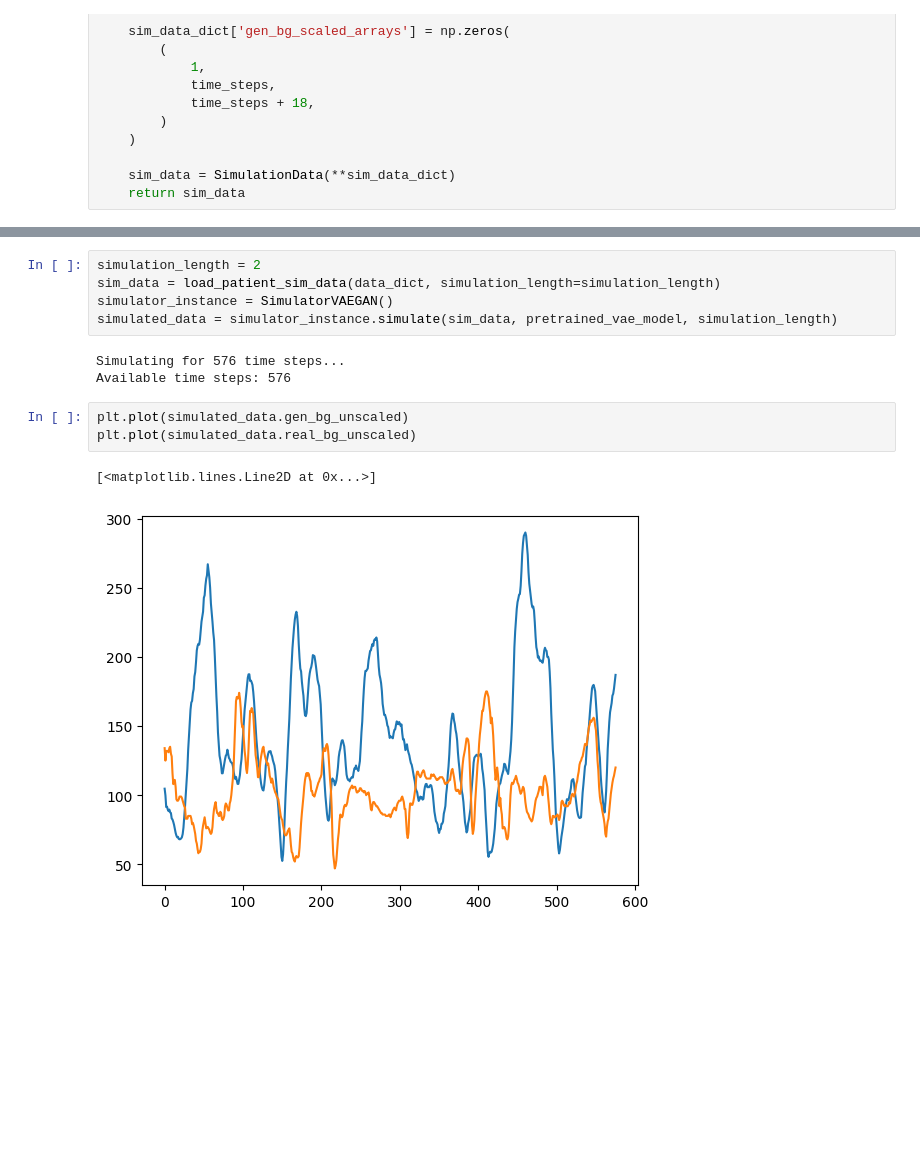
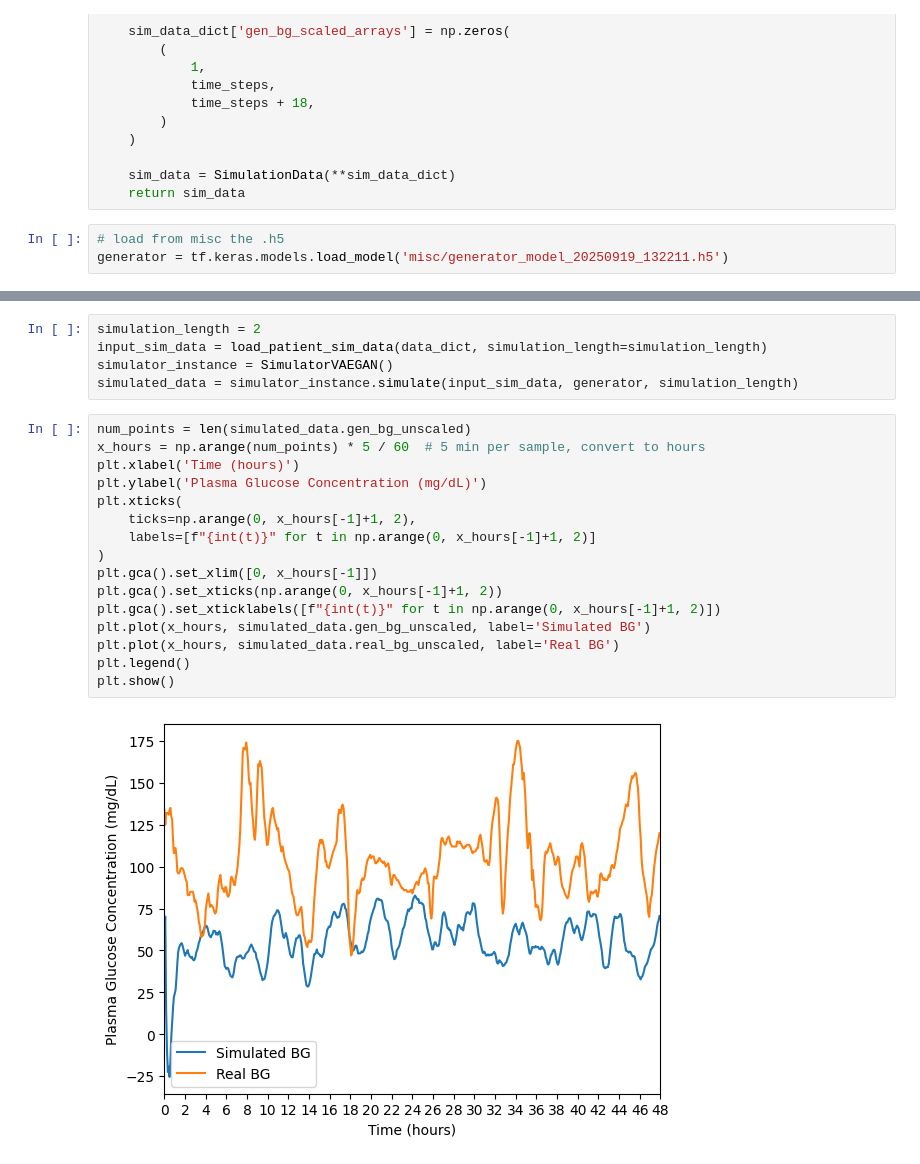
Before and after one commit to oriolbustos/t1d-data-based-digital-twin, a Jupyter notebook: hands-on-part-b.ipynb, the cells around one changed output, grey strips where cells are left out. Saved outputs shown, nothing was run; the diff lists cells and outputs as text; blank space fills up the shorter version.

Commit message:
feat: plot simulation + other fixes

```diff
--- a/hands-on-part-b.ipynb
+++ b/hands-on-part-b.ipynb
@@ -344,3 +356,6 @@ def load_patient_sim_data(data_dict, simulation_length: int) -> SimulationData:
 
     sim_data = SimulationData(**sim_data_dict)
     return sim_data
+# %%
+# load from misc the .h5
+generator = tf.keras.models.load_model('misc/generator_model_20250919_132211.h5')
@@ -347,14 +364,23 @@ def load_patient_sim_data(data_dict, simulation_length: int) -> SimulationData:
 # %%
 simulation_length = 2
-sim_data = load_patient_sim_data(data_dict, simulation_length=simulation_length)
+input_sim_data = load_patient_sim_data(data_dict, simulation_length=simulation_length)
 simulator_instance = SimulatorVAEGAN()
-simulated_data = simulator_instance.simulate(sim_data, pretrained_vae_model, simulation_length)
+simulated_data = simulator_instance.simulate(input_sim_data, generator, simulation_length)
-# %% [output]
-Simulating for 576 time steps...
-Available time steps: 576
 # %%
-plt.plot(simulated_data.gen_bg_unscaled)
-plt.plot(simulated_data.real_bg_unscaled)
+num_points = len(simulated_data.gen_bg_unscaled)
+x_hours = np.arange(num_points) * 5 / 60  # 5 min per sample, convert to hours
+plt.xlabel('Time (hours)')
+plt.ylabel('Plasma Glucose Concentration (mg/dL)')
+plt.xticks(
+    ticks=np.arange(0, x_hours[-1]+1, 2),
+    labels=[f"{int(t)}" for t in np.arange(0, x_hours[-1]+1, 2)]
+)
+plt.gca().set_xlim([0, x_hours[-1]])
+plt.gca().set_xticks(np.arange(0, x_hours[-1]+1, 2))
+plt.gca().set_xticklabels([f"{int(t)}" for t in np.arange(0, x_hours[-1]+1, 2)])
+plt.plot(x_hours, simulated_data.gen_bg_unscaled, label='Simulated BG')
+plt.plot(x_hours, simulated_data.real_bg_unscaled, label='Real BG')
+plt.legend()
+plt.show()
 # %% [output]
-[<matplotlib.lines.Line2D at 0x...>]
-[figure, old version]
+[figure, new version]
```
Also changed, not shown: parts of 6 cells of this notebook, 1 other file.
